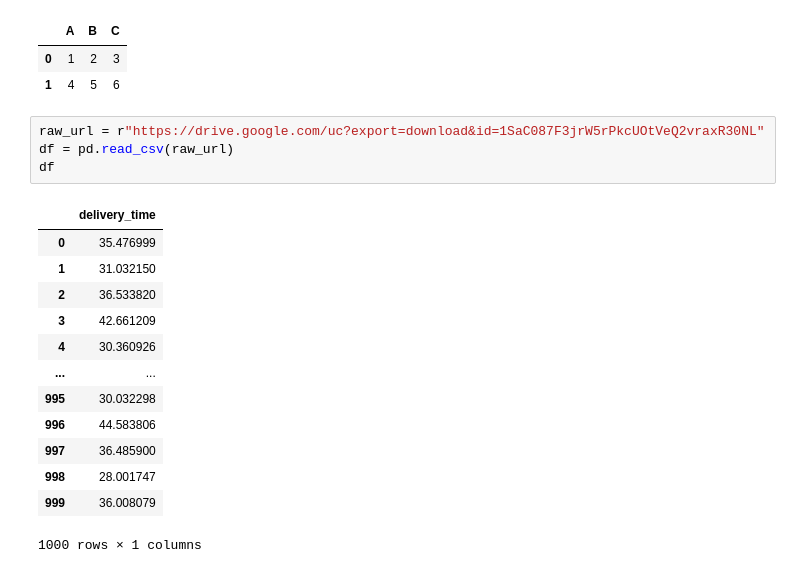
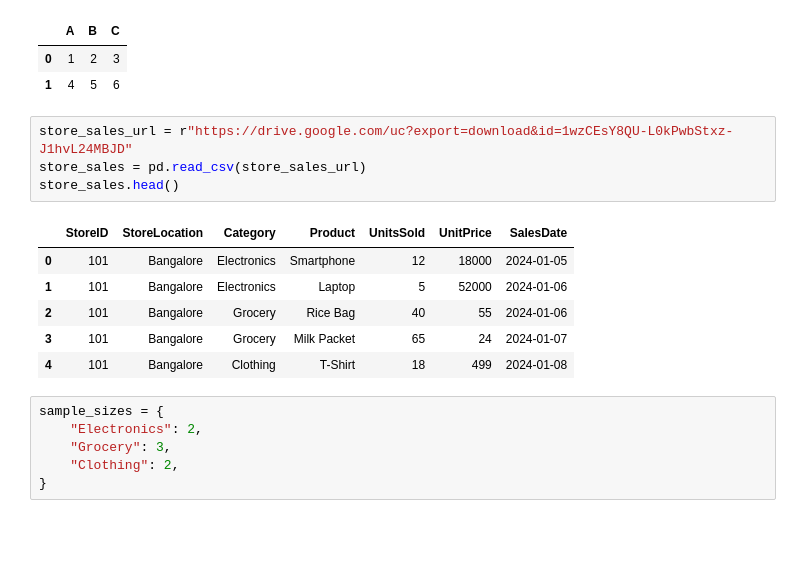
Before and after one commit to LuckyBoy587/Statistical-Methods, a Jupyter notebook: Day2/classwork.ipynb, the cells around one changed output. Cells and saved outputs as stored; diff of their text form; blank space fills up the shorter version.

```diff
--- a/Day2/classwork.ipynb
+++ b/Day2/classwork.ipynb
@@ -10,20 +10,19 @@ df
 | 0 | 1 | 2 | 3 |
 | 1 | 4 | 5 | 6 |
 # %%
-raw_url = r"https://drive.google.com/uc?export=download&id=1SaC087F3jrW5rPkcUOtVeQ2vraxR30NL"
-df = pd.read_csv(raw_url)
-df
+store_sales_url = r"https://drive.google.com/uc?export=download&id=1wzCEsY8QU-L0kPwbStxz-J1hvL24MBJD"
+store_sales = pd.read_csv(store_sales_url)
+store_sales.head()
 # %% [output]
-|  | delivery_time |
-| 0 | 35.476999 |
-| 1 | 31.032150 |
-| 2 | 36.533820 |
-| 3 | 42.661209 |
-| 4 | 30.360926 |
-| ... | ... |
-| 995 | 30.032298 |
-| 996 | 44.583806 |
-| 997 | 36.485900 |
-| 998 | 28.001747 |
-| 999 | 36.008079 |
+|  | StoreID | StoreLocation | Category | Product | UnitsSold | UnitPrice | SalesDate |
+| 0 | 101 | Bangalore | Electronics | Smartphone | 12 | 18000 | 2024-01-05 |
+| 1 | 101 | Bangalore | Electronics | Laptop | 5 | 52000 | 2024-01-06 |
+| 2 | 101 | Bangalore | Grocery | Rice Bag | 40 | 55 | 2024-01-06 |
+| 3 | 101 | Bangalore | Grocery | Milk Packet | 65 | 24 | 2024-01-07 |
+| 4 | 101 | Bangalore | Clothing | T-Shirt | 18 | 499 | 2024-01-08 |
-1000 rows × 1 columns
+# %%
+sample_sizes = {
+    "Electronics": 2,
+    "Grocery": 3,
+    "Clothing": 2,
+}
```
Also changed, not shown: parts of 8 cells of this notebook, 27 other files.
